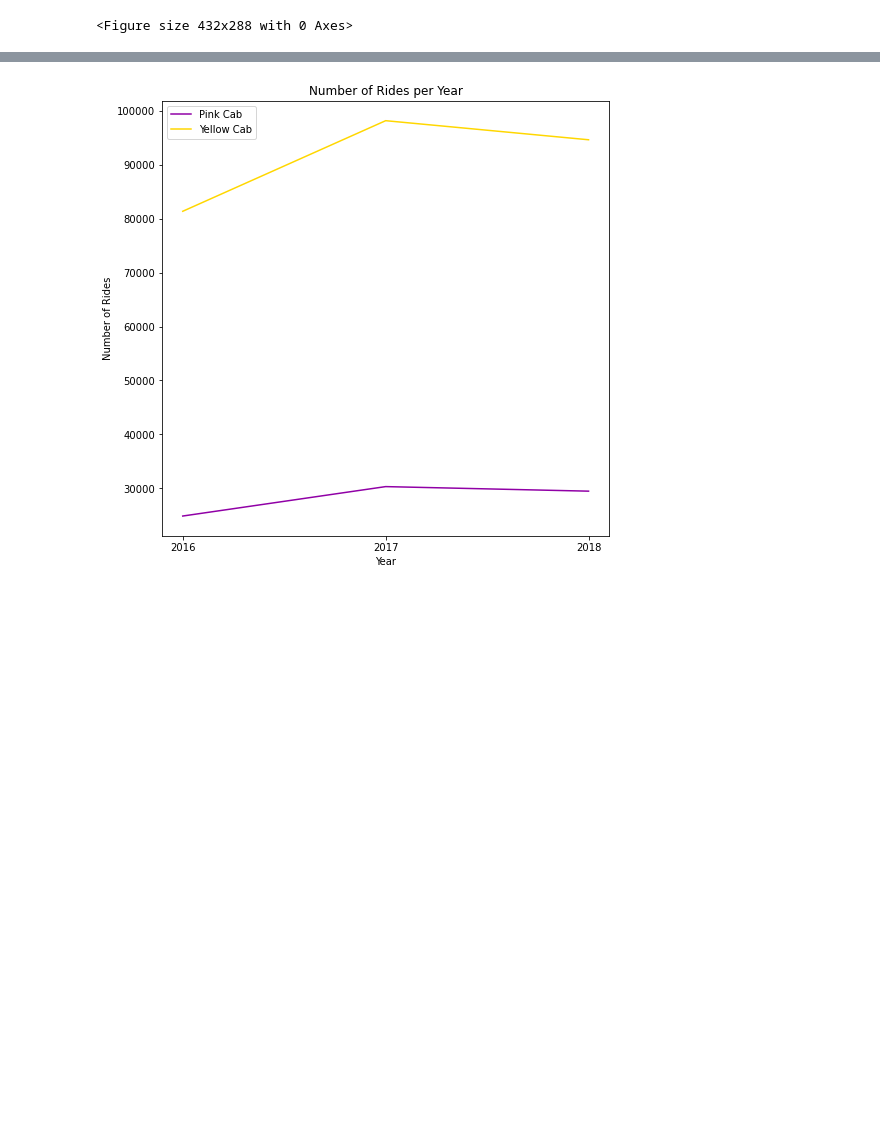
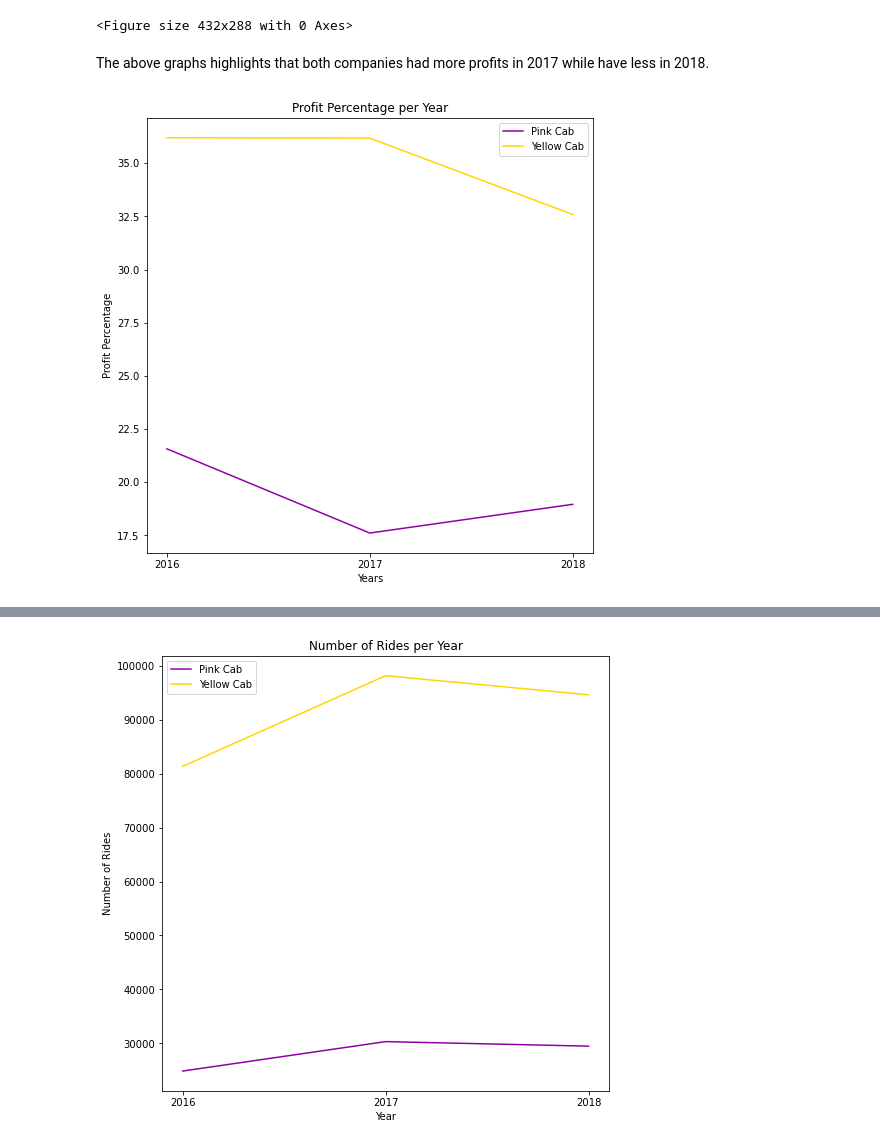
Before and after one commit to TheHamhams/taxi, a Jupyter notebook: taxi_notebook.ipynb, the cells around one changed output, grey strips where cells are left out. Saved outputs shown, nothing was run; the diff lists cells and outputs as text; code cells hidden in the pictures; blank space fills up the shorter version.

Commit message:
added profit percentage chart, described profit graphs

```diff
--- a/taxi_notebook.ipynb
+++ b/taxi_notebook.ipynb
@@ -227,3 +251,22 @@ plt.clf()
 # %% [output]
 [figure]
 <Figure size 432x288 with 0 Axes>
+# %% [markdown]
+The above graphs highlights that both companies had more profits in 2017 while have less in 2018.
+# %%
+pink_per_list = [pink_2016_per, pink_2017_per, pink_2018_per]
+yellow_per_list = [yellow_2016_per, yellow_2017_per, yellow_2018_per]
+
+fig = plt.figure(figsize=(8, 8))
+ax = plt.subplot()
+plt.plot(years, pink_per_list, color=pink_c, label='Pink Cab')
+plt.plot(years, yellow_per_list, color='gold', label='Yellow Cab')
+plt.title('Profit Percentage per Year')
+plt.legend()
+plt.ylabel('Profit Percentage')
+plt.xlabel('Years')
+ax.set_xticks(years)
+
+plt.show()
+# %% [output]
+[figure, added]
```
Also changed, not shown: parts of 34 cells of this notebook.
